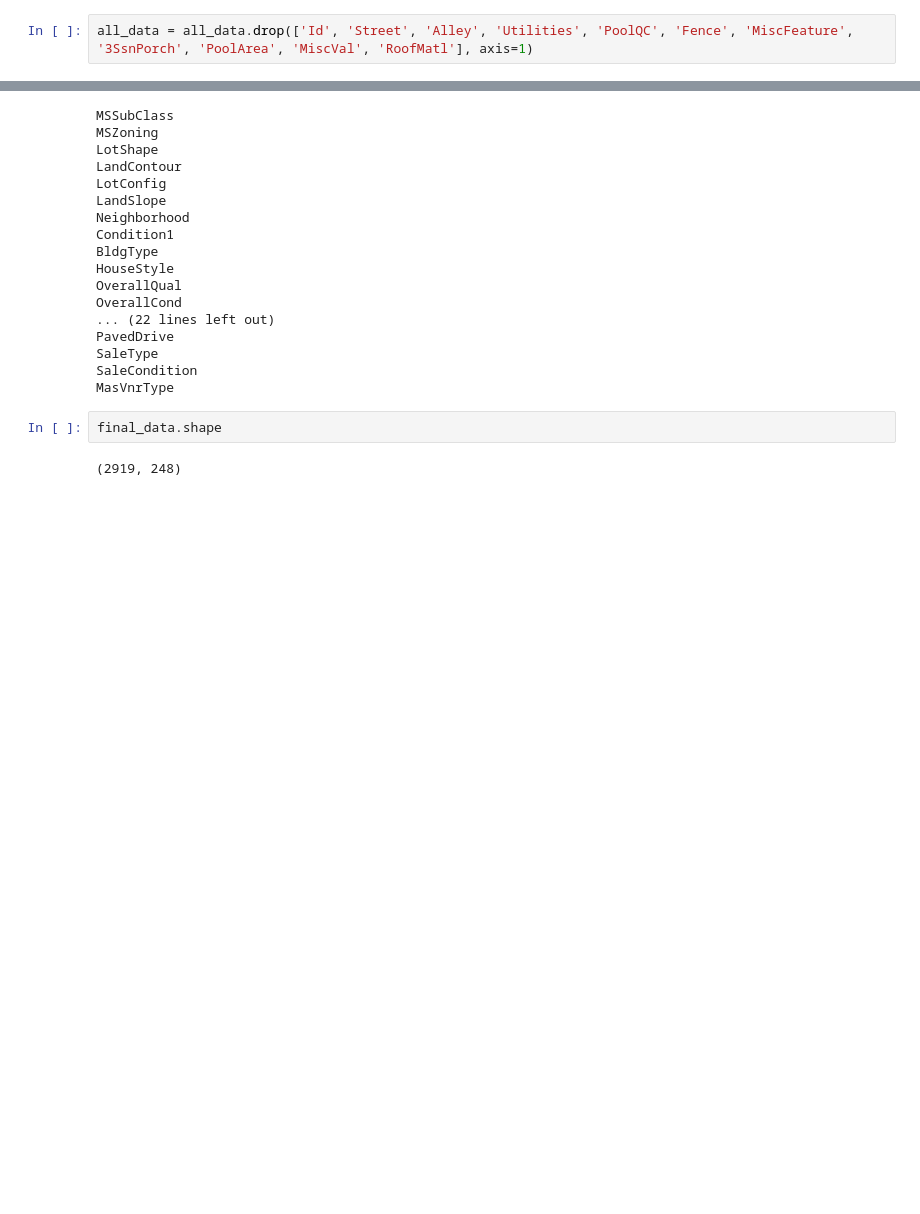
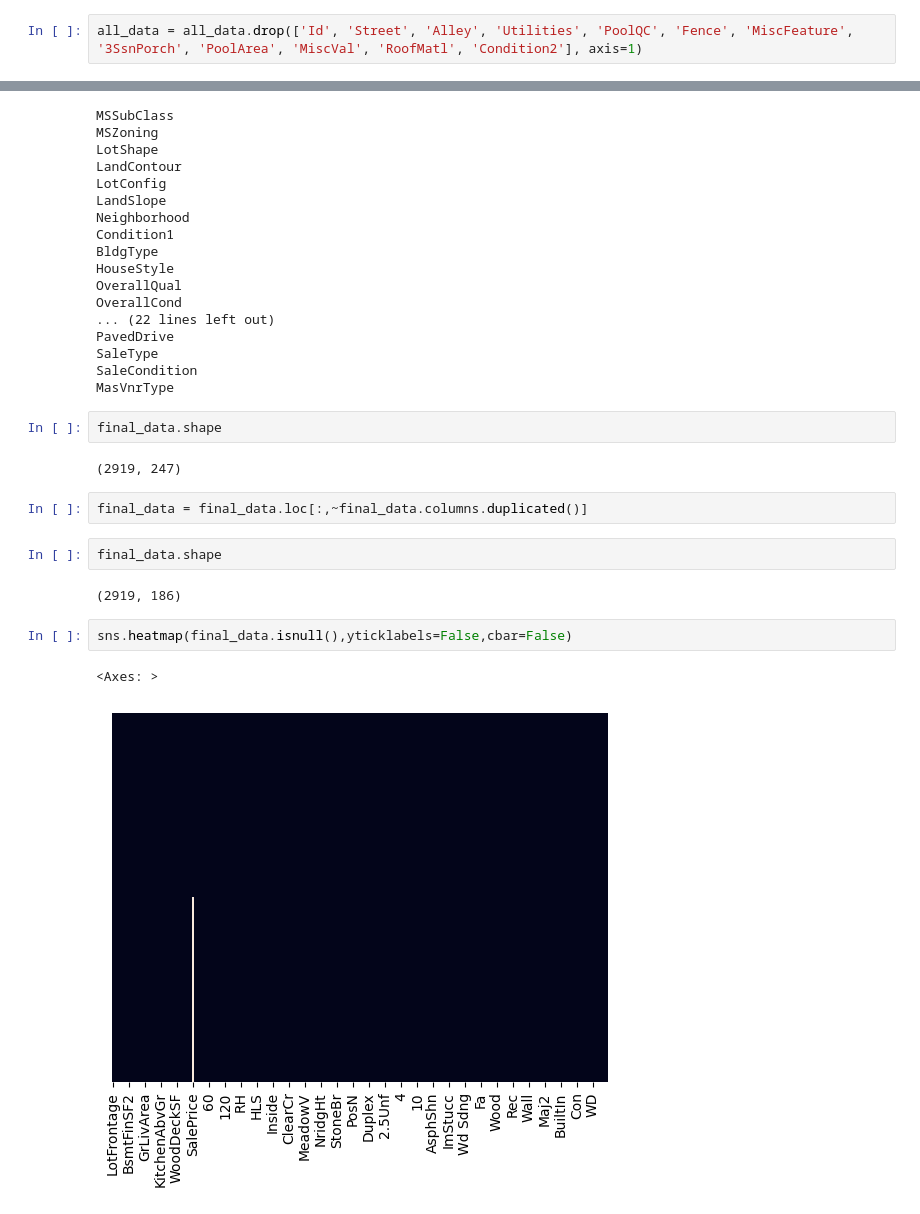
Before and after one commit to Luiz-Henrique-Eng/Projects, a Jupyter notebook: Boston Housing Price/price.ipynb, the cells around one changed output, grey strips where cells are left out. Drawn from its saved outputs; the diff is of its cells as text; blank space fills up the shorter version.

```diff
--- a/Boston Housing Price/price.ipynb
+++ b/Boston Housing Price/price.ipynb
@@ -140,7 +125,7 @@ all_data.shape
 # %% [output]
 (2919, 82)
 # %%
-all_data = all_data.drop(['Id', 'Street', 'Alley', 'Utilities', 'PoolQC', 'Fence', 'MiscFeature', '3SsnPorch', 'PoolArea', 'MiscVal', 'RoofMatl'], axis=1)
+all_data = all_data.drop(['Id', 'Street', 'Alley', 'Utilities', 'PoolQC', 'Fence', 'MiscFeature', '3SsnPorch', 'PoolArea', 'MiscVal', 'RoofMatl', 'Condition2'], axis=1)
 # %%
 all_data.LotFrontage = all_data.LotFrontage.fillna(training.LotFrontage.mean())
 all_data.MasVnrArea = all_data.MasVnrArea.fillna(training.MasVnrArea.mean())
@@ -241,4 +226,15 @@ MasVnrType
 # %%
 final_data.shape
 # %% [output]
-(2919, 248)
+(2919, 247)
+# %%
+final_data = final_data.loc[:,~final_data.columns.duplicated()]
+# %%
+final_data.shape
+# %% [output]
+(2919, 186)
+# %%
+sns.heatmap(final_data.isnull(),yticklabels=False,cbar=False)
+# %% [output]
+<Axes: >
+[figure, added]
```
Also changed, not shown: parts of 10 cells of this notebook.
